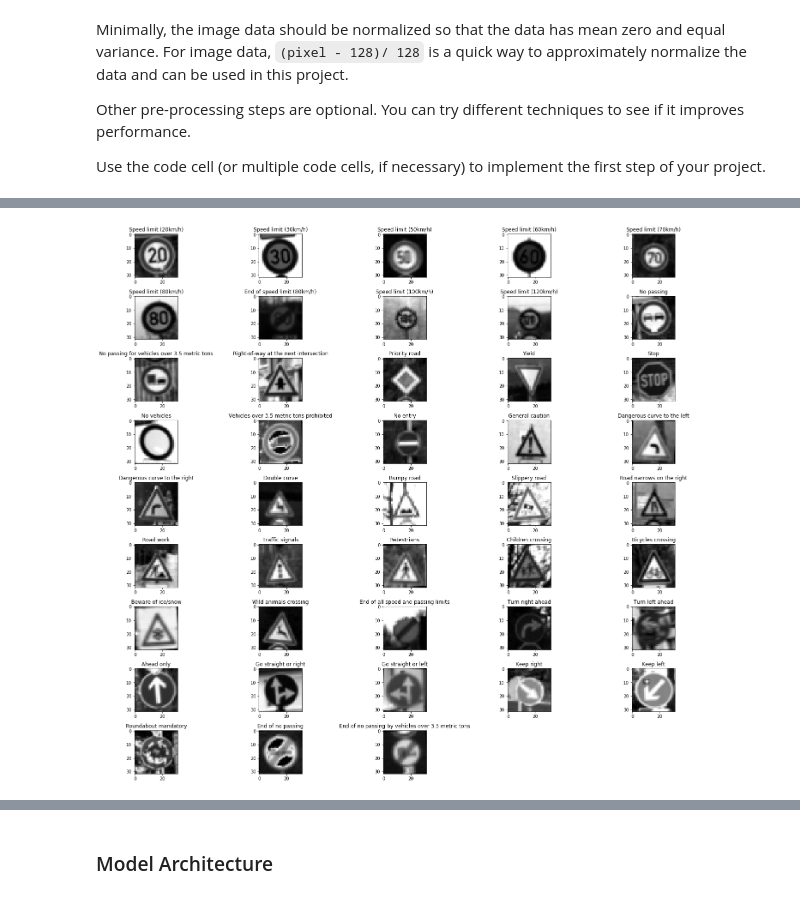
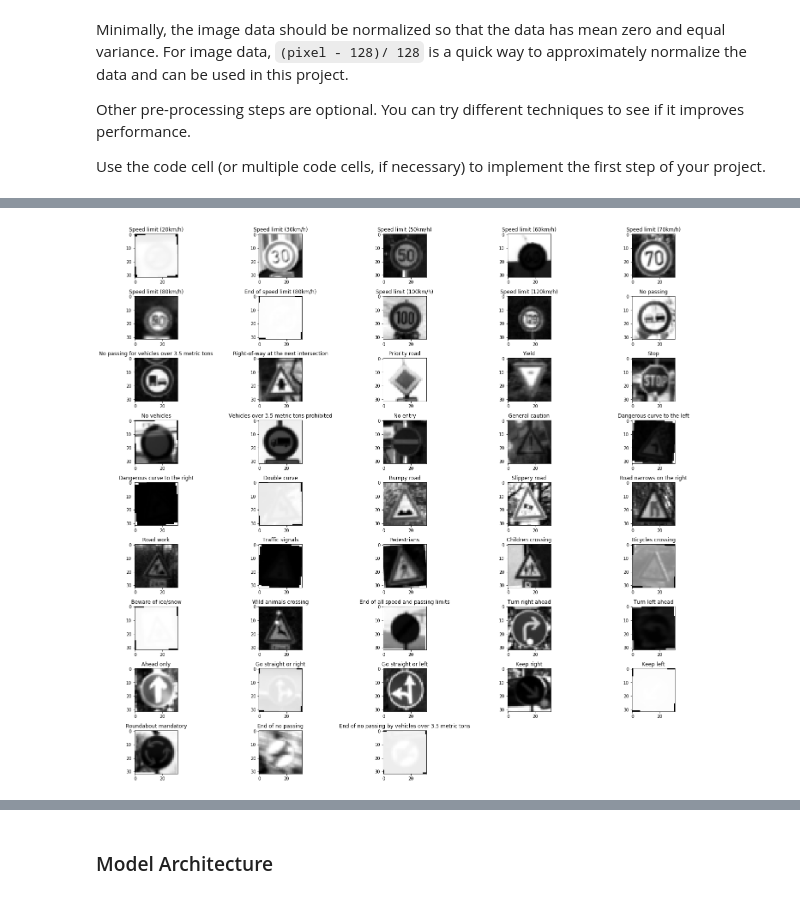
Before and after one commit to shunjilin/UdacityCarNDTrafficSignClassifier, a Jupyter notebook: Traffic_Sign_Classifier.ipynb, the cells around one changed output, grey strips where cells are left out. Drawn from its saved outputs; the diff is of its cells as text; code cells hidden in the pictures.

Commit message:
fix preprocessing pipeline

```diff
--- a/Traffic_Sign_Classifier.ipynb
+++ b/Traffic_Sign_Classifier.ipynb
@@ -158,0 +255,15 @@ Use the code cell (or multiple code cells, if necessary) to implement the first
+# %%
+# swirl
+def swirl(image):
+    return transform.swirl(image,strength=1, radius = 10, mode='reflect')
+
+# test swirl
+test_image = random.choice(X_train)
+fig = plt.figure(figsize=(5, 5))
+ax = fig.add_subplot(2.5, 2.5, 1)
+plt.imshow(test_image)
+ax.set_title('original')
+ax = fig.add_subplot(2.5, 2.5, 2)
+plt.imshow(swirl(test_image))
+ax.set_title('brightened/darkened')
+plt.show()
@@ -159 +272,8 @@ Use the code cell (or multiple code cells, if necessary) to implement the first
+# %%
+# preprocessing
+
+def preprocess_X(X_train, X_valid, X_test):
+    return normalize_images(rgb2gray_images(X_train)), normalize_images(rgb2gray_images(X_valid)), normalize_images(rgb2gray_images(X_test))
+
+X_train, X_valid, X_test = preprocess_X(X_train, X_valid, X_test)
 # %%
@@ -218,16 +304,0 @@ plt.imshow(X_train[10])
-# %%
-from sklearn.utils import shuffle
-# apply preprocessing
-
-#print(len(X_train), len(y_train))
-# augment training set
-X_train, y_train = augment_images(X_train, y_train, 500)
-#print(len(X_train), len(y_train))
-
-X_train = rgb2gray_images(approx_normalize_images(X_train))
-X_valid = rgb2gray_images(approx_normalize_images(X_valid))
-X_test =  rgb2gray_images(approx_normalize_images(X_test))
-
-
-# shuffle training data
-X_train, y_train = shuffle(X_train, y_train)
@@ -234,15 +310,15 @@ X_train, y_train = shuffle(X_train, y_train)
 # %%
 # See sample image from each class id
 fig = plt.figure(figsize=(20, 20))
 
 for classid in range(n_classes):
     image = X_train[np.where(y_train == classid)[0][0]]
     ax = fig.add_subplot(10, 5, classid + 1)
     ax.set_title(label_mappings[classid])
-    plt.imshow(np.resize(image, (32, 32)), cmap='gray')
+    display_grayscale(image)
 plt.tight_layout()
 plt.show()
 
 # some images are much darker than others
 # %% [output]
-[figure, old version]
+[figure, new version]
```
Also changed, not shown: parts of 14 cells of this notebook.
